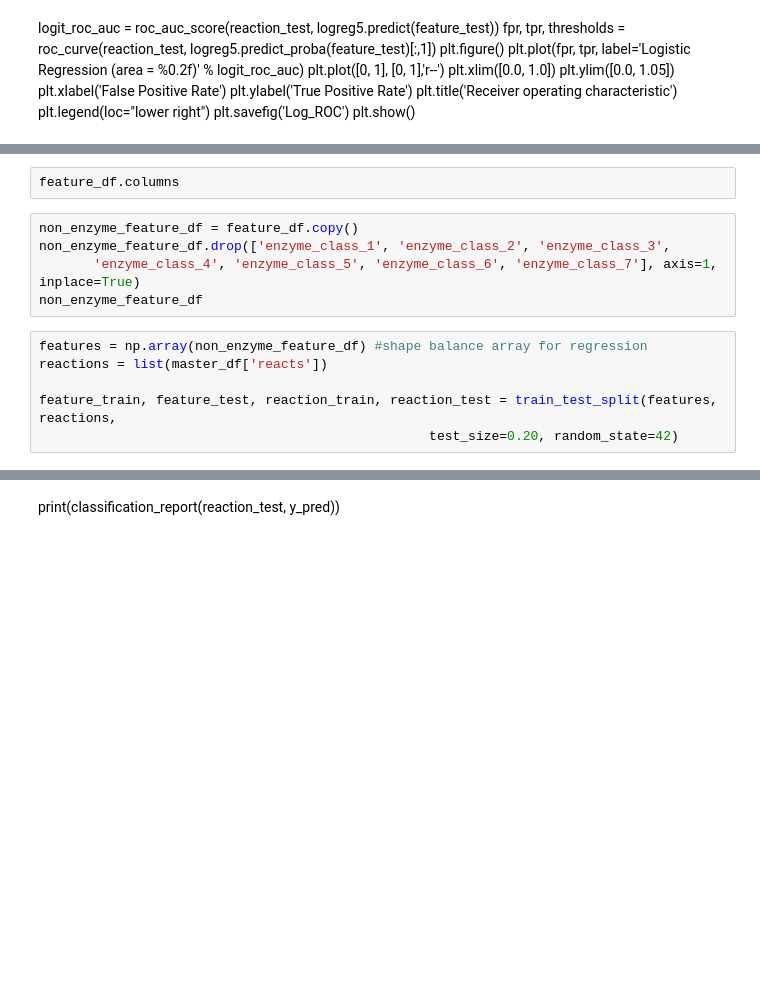
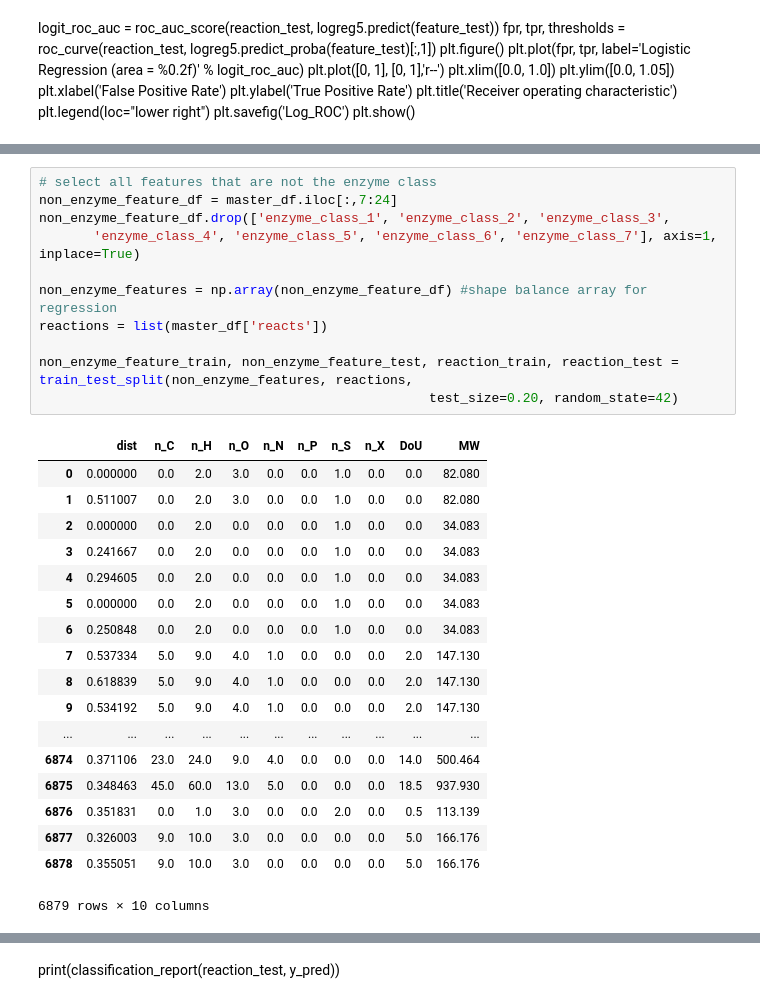
Before and after one commit to theicechol/metamoles, a Jupyter notebook: notebooks/model_creation.ipynb, the cells around one changed output, grey strips where cells are left out. Drawn from its saved outputs; the diff is of its cells as text; blank space fills up the shorter version.

```diff
--- a/notebooks/model_creation.ipynb
+++ b/notebooks/model_creation.ipynb
@@ -304,14 +275,31 @@ plt.show()
-# %%
-feature_df.columns
-# %%
-non_enzyme_feature_df = feature_df.copy()
-non_enzyme_feature_df.drop(['enzyme_class_1', 'enzyme_class_2', 'enzyme_class_3',
-       'enzyme_class_4', 'enzyme_class_5', 'enzyme_class_6', 'enzyme_class_7'], axis=1, inplace=True)
-non_enzyme_feature_df
 # %%
-features = np.array(non_enzyme_feature_df) #shape balance array for regression
+# select all features that are not the enzyme class
+non_enzyme_feature_df = master_df.iloc[:,7:24]
+non_enzyme_feature_df.drop(['enzyme_class_1', 'enzyme_class_2', 'enzyme_class_3',
+       'enzyme_class_4', 'enzyme_class_5', 'enzyme_class_6', 'enzyme_class_7'], axis=1, inplace=True)
+
+non_enzyme_features = np.array(non_enzyme_feature_df) #shape balance array for regression
 reactions = list(master_df['reacts'])
 
-feature_train, feature_test, reaction_train, reaction_test = train_test_split(features, reactions,
+non_enzyme_feature_train, non_enzyme_feature_test, reaction_train, reaction_test = train_test_split(non_enzyme_features, reactions,
                                                   test_size=0.20, random_state=42)
+# %% [output]
+|  | dist | n_C | n_H | n_O | n_N | n_P | n_S | n_X | DoU | MW |
+| 0 | 0.000000 | 0.0 | 2.0 | 3.0 | 0.0 | 0.0 | 1.0 | 0.0 | 0.0 | 82.080 |
+| 1 | 0.511007 | 0.0 | 2.0 | 3.0 | 0.0 | 0.0 | 1.0 | 0.0 | 0.0 | 82.080 |
+| 2 | 0.000000 | 0.0 | 2.0 | 0.0 | 0.0 | 0.0 | 1.0 | 0.0 | 0.0 | 34.083 |
+| 3 | 0.241667 | 0.0 | 2.0 | 0.0 | 0.0 | 0.0 | 1.0 | 0.0 | 0.0 | 34.083 |
+| 4 | 0.294605 | 0.0 | 2.0 | 0.0 | 0.0 | 0.0 | 1.0 | 0.0 | 0.0 | 34.083 |
+| 5 | 0.000000 | 0.0 | 2.0 | 0.0 | 0.0 | 0.0 | 1.0 | 0.0 | 0.0 | 34.083 |
+| 6 | 0.250848 | 0.0 | 2.0 | 0.0 | 0.0 | 0.0 | 1.0 | 0.0 | 0.0 | 34.083 |
+| 7 | 0.537334 | 5.0 | 9.0 | 4.0 | 1.0 | 0.0 | 0.0 | 0.0 | 2.0 | 147.130 |
+| 8 | 0.618839 | 5.0 | 9.0 | 4.0 | 1.0 | 0.0 | 0.0 | 0.0 | 2.0 | 147.130 |
+| 9 | 0.534192 | 5.0 | 9.0 | 4.0 | 1.0 | 0.0 | 0.0 | 0.0 | 2.0 | 147.130 |
+| ... | ... | ... | ... | ... | ... | ... | ... | ... | ... | ... |
+| 6874 | 0.371106 | 23.0 | 24.0 | 9.0 | 4.0 | 0.0 | 0.0 | 0.0 | 14.0 | 500.464 |
+| 6875 | 0.348463 | 45.0 | 60.0 | 13.0 | 5.0 | 0.0 | 0.0 | 0.0 | 18.5 | 937.930 |
+| 6876 | 0.351831 | 0.0 | 1.0 | 3.0 | 0.0 | 0.0 | 2.0 | 0.0 | 0.5 | 113.139 |
+| 6877 | 0.326003 | 9.0 | 10.0 | 3.0 | 0.0 | 0.0 | 0.0 | 0.0 | 5.0 | 166.176 |
+| 6878 | 0.355051 | 9.0 | 10.0 | 3.0 | 0.0 | 0.0 | 0.0 | 0.0 | 5.0 | 166.176 |
+6879 rows × 10 columns
 # %%
```
Also changed, not shown: parts of 31 cells of this notebook.
